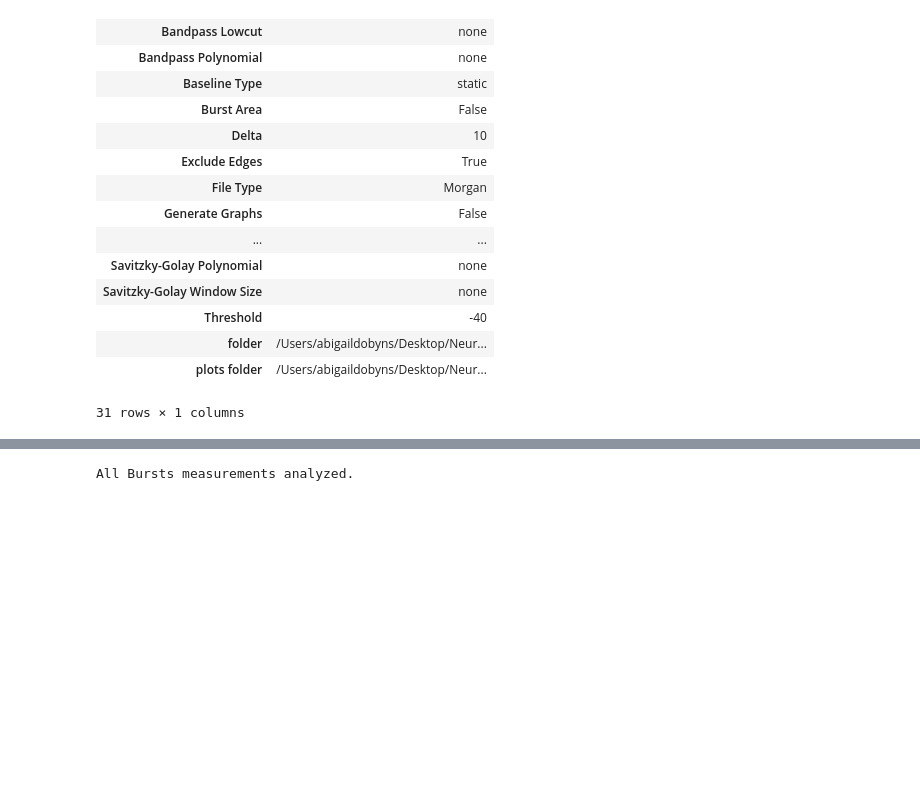
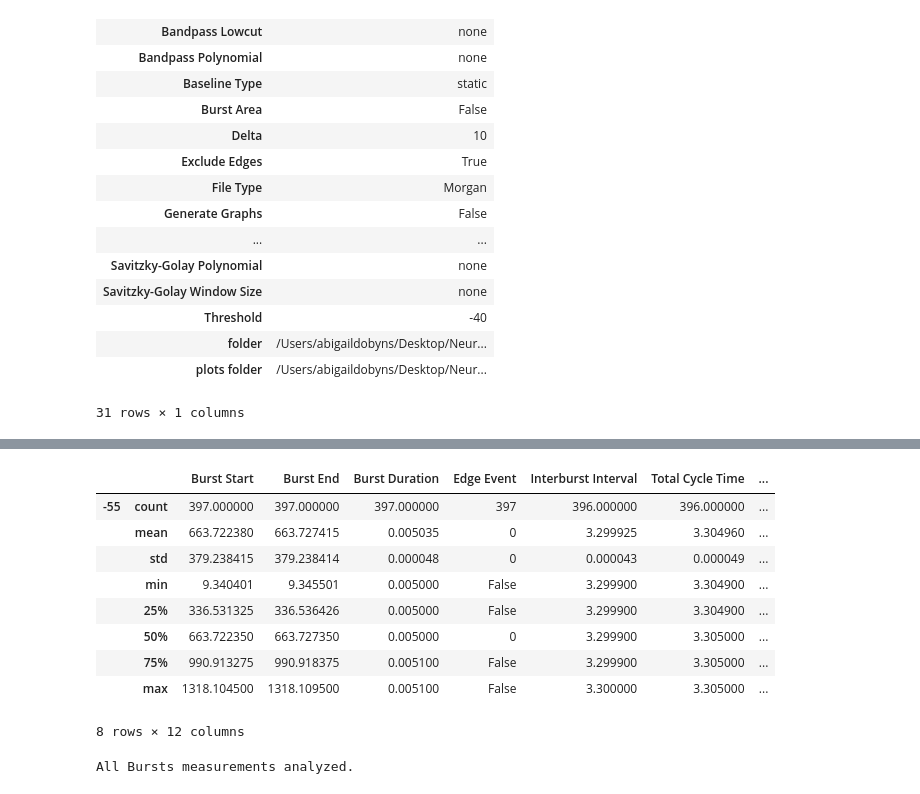
Before and after one commit to aedobyns/lab, a Jupyter notebook: Kitchen Sink-Bass.ipynb, the cells around one changed output, grey strips where cells are left out. Drawn from its saved outputs; the diff is of its cells as text; code cells hidden in the pictures; blank space fills up the shorter version.

```diff
--- a/Kitchen Sink-Bass.ipynb
+++ b/Kitchen Sink-Bass.ipynb
@@ -117,3 +139,17 @@ display_settings(Settings)
+# %%
+#grouped summary for bursts
+Results['Bursts-Master'].groupby(level=0).describe()
+# %% [output]
+|  |  | Burst Start | Burst End | Burst Duration | Edge Event | Interburst Interval | Total Cycle Time | ... |
+| -55 | count | 397.000000 | 397.000000 | 397.000000 | 397 | 396.000000 | 396.000000 | ... |
+|  | mean | 663.722380 | 663.727415 | 0.005035 | 0 | 3.299925 | 3.304960 | ... |
+|  | std | 379.238415 | 379.238414 | 0.000048 | 0 | 0.000043 | 0.000049 | ... |
+|  | min | 9.340401 | 9.345501 | 0.005000 | False | 3.299900 | 3.304900 | ... |
+|  | 25% | 336.531325 | 336.536426 | 0.005000 | False | 3.299900 | 3.304900 | ... |
+|  | 50% | 663.722350 | 663.727350 | 0.005000 | 0 | 3.299900 | 3.305000 | ... |
+|  | 75% | 990.913275 | 990.918375 | 0.005100 | False | 3.299900 | 3.305000 | ... |
+|  | max | 1318.104500 | 1318.109500 | 0.005100 | False | 3.300000 | 3.305000 | ... |
+8 rows × 12 columns
 # %%
 #Call one time series by Key
 roi = '-55'
```
Also changed, not shown: parts of 1 cell of this notebook, 2 other files.
